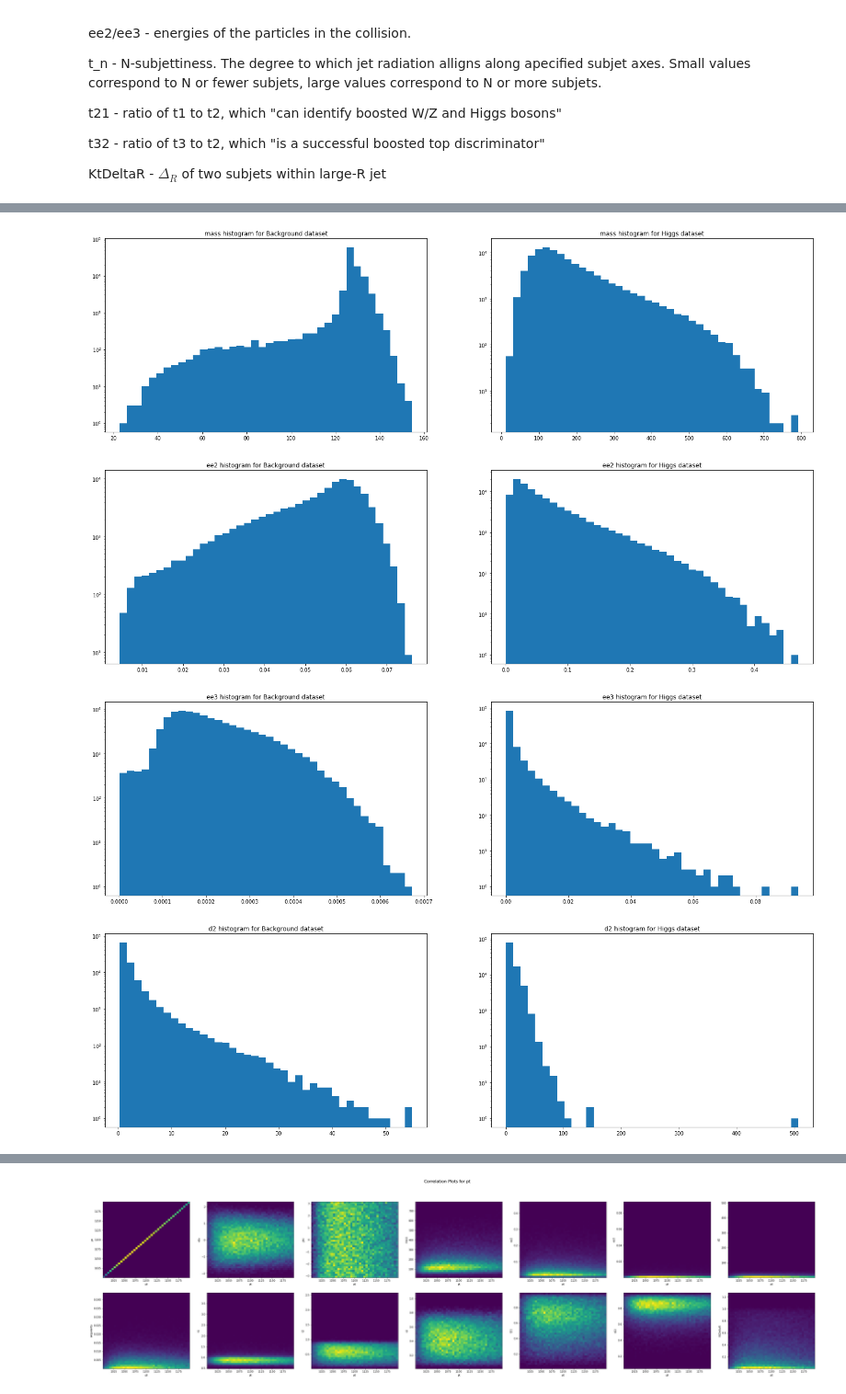
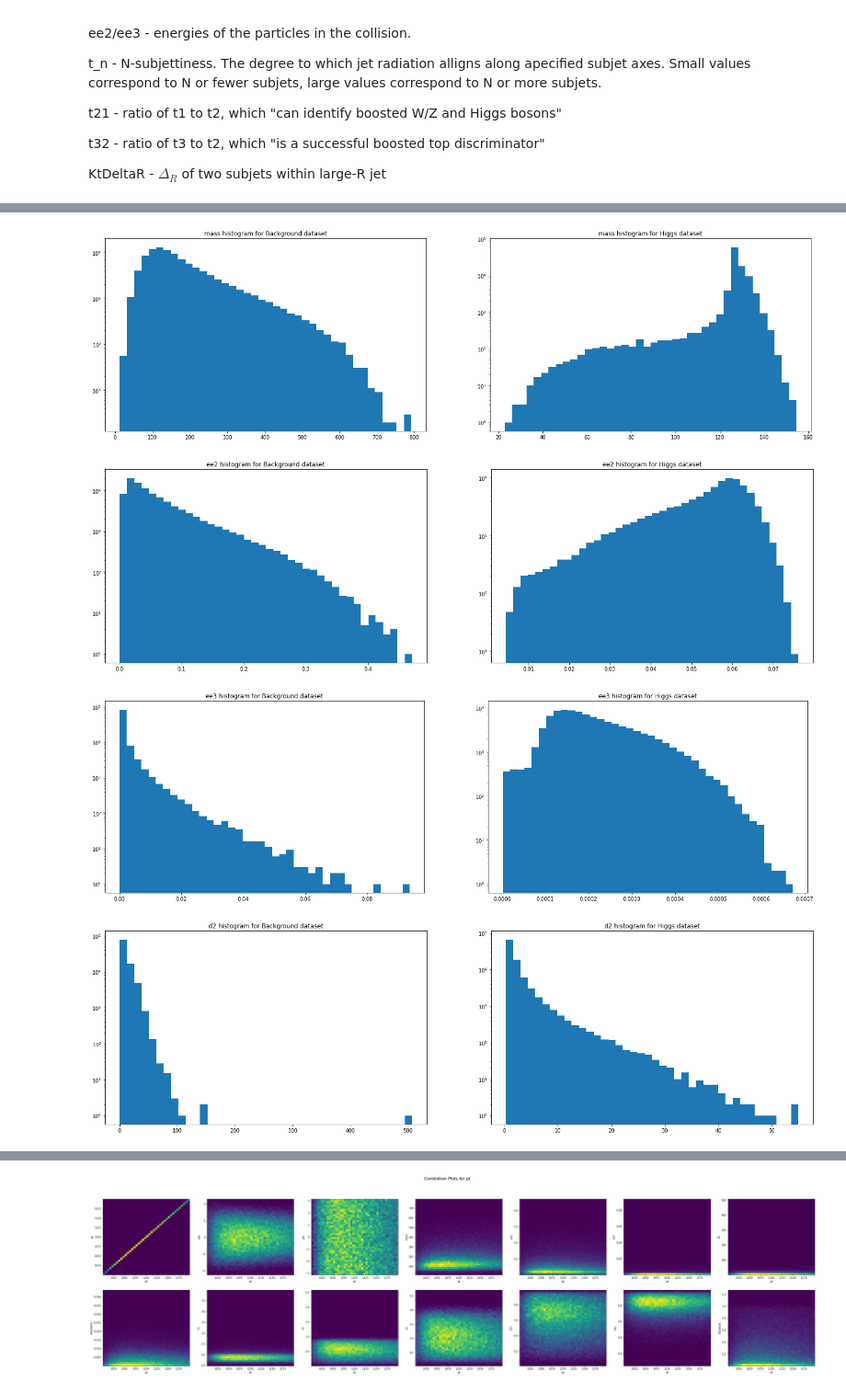
Before and after one commit to afspicciati/Phys-434, a Jupyter notebook: Lab5.ipynb, the cells around one changed output, grey strips where cells are left out. Shown at 92% size. Cells and saved outputs as stored; diff of their text form; code cells hidden in the pictures.

```diff
--- a/Lab5.ipynb
+++ b/Lab5.ipynb
@@ -89,5 +89,5 @@ def plot_both(data1,data2,attribute1,attribute2=None,bins=40):
     ax[1].set_yscale('log')
 # %%
 for i in higgs.keys():
-    plot_both(higgs,qcd,i)
+    plot_both(qcd,higgs,i)
 # %% [output]
@@ -97,4 +97,4 @@ for i in higgs.keys():
-[figure, old version]
+[figure, new version]
-[figure, old version]
+[figure, new version]
-[figure, old version]
+[figure, new version]
-[figure, old version]
+[figure, new version]
```
Also changed, not shown: parts of 2 cells of this notebook.
